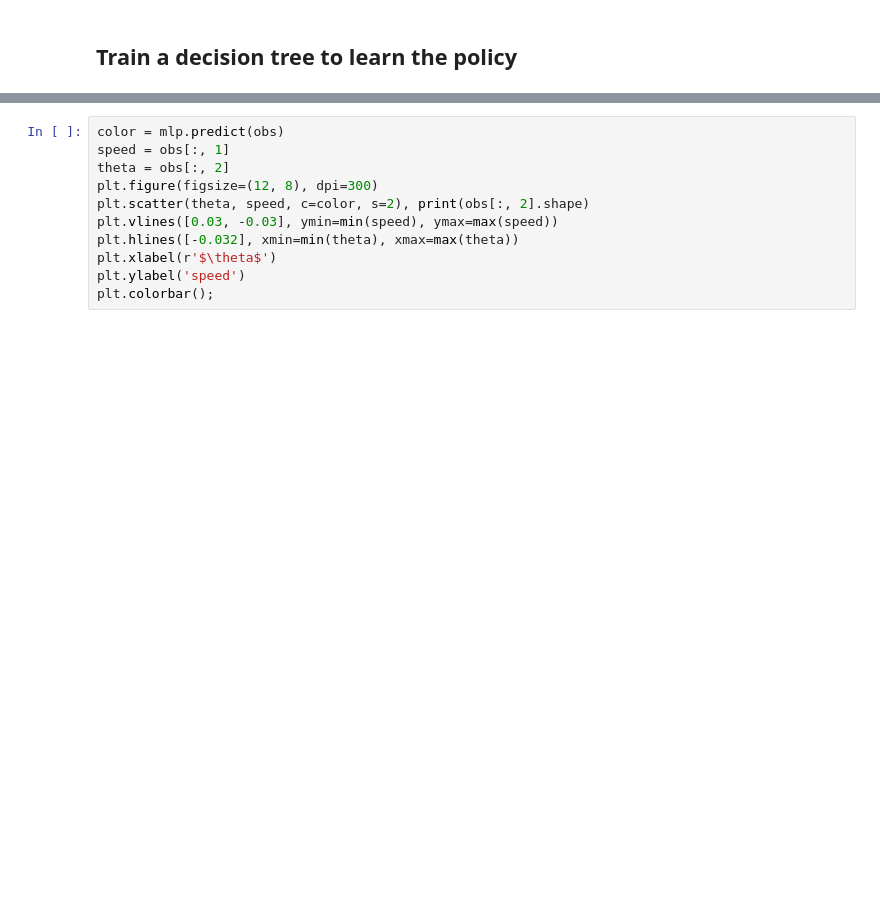
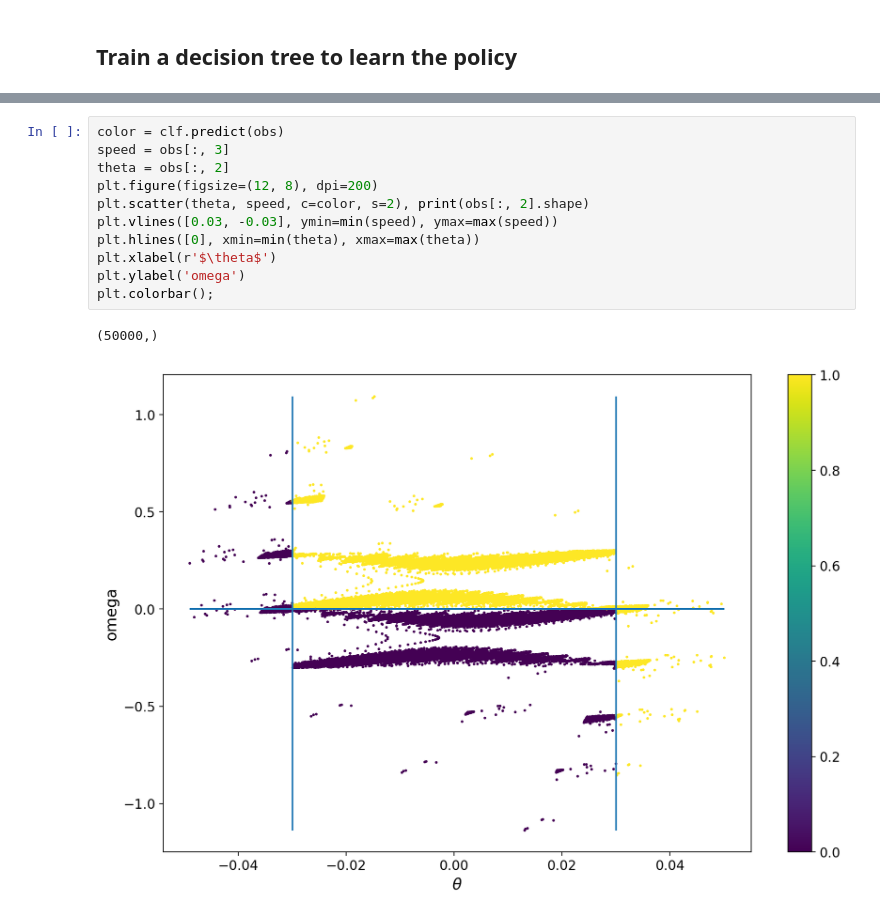
Before and after one commit to rageSpin/data-science_projects, a Jupyter notebook: Reinforcement Learning/CartPole/cartpole-simple_physics.ipynb, the cells around one changed output, grey strips where cells are left out. Saved outputs shown, nothing was run; the diff lists cells and outputs as text; blank space fills up the shorter version.

```diff
--- a/Reinforcement Learning/CartPole/cartpole-simple_physics.ipynb
+++ b/Reinforcement Learning/CartPole/cartpole-simple_physics.ipynb
@@ -181,11 +211,14 @@ actions[actions == 0].shape
 # %%
-color = mlp.predict(obs)
-speed = obs[:, 1]
+color = clf.predict(obs)
+speed = obs[:, 3]
 theta = obs[:, 2]
-plt.figure(figsize=(12, 8), dpi=300)
+plt.figure(figsize=(12, 8), dpi=200)
 plt.scatter(theta, speed, c=color, s=2), print(obs[:, 2].shape)
 plt.vlines([0.03, -0.03], ymin=min(speed), ymax=max(speed))
-plt.hlines([-0.032], xmin=min(theta), xmax=max(theta))
+plt.hlines([0], xmin=min(theta), xmax=max(theta))
 plt.xlabel(r'$\theta$')
-plt.ylabel('speed')
+plt.ylabel('omega')
 plt.colorbar();
+# %% [output]
+(50000,)
+[figure, added]
```
Also changed, not shown: parts of 8 cells of this notebook, 1 other file.
